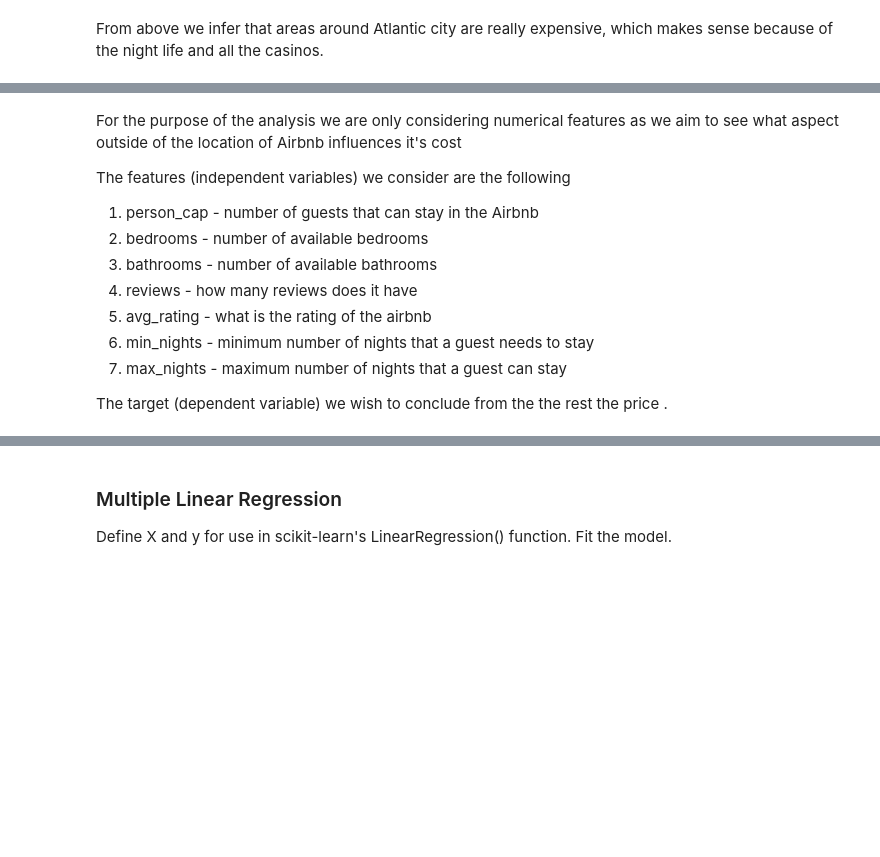
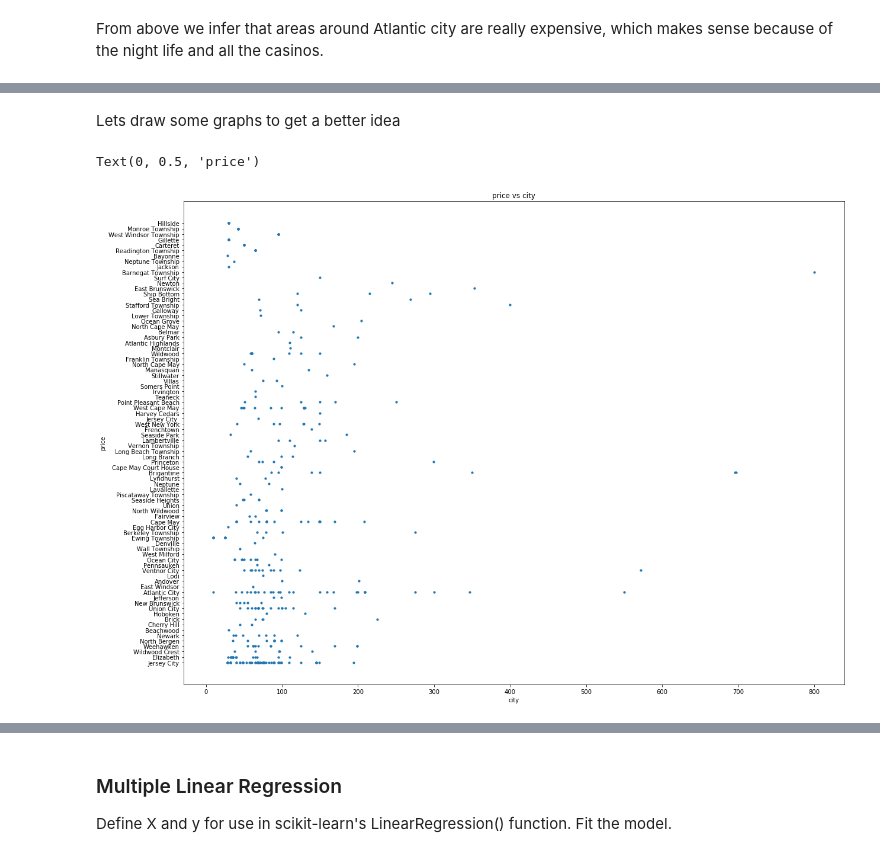
Before and after one commit to 320final/320final.github.io, a Jupyter notebook: jupiterNB/Final.ipynb, the cells around one changed output, grey strips where cells are left out. Saved outputs shown, nothing was run; the diff lists cells and outputs as text; code cells hidden in the pictures; blank space fills up the shorter version.

```diff
--- a/jupiterNB/Final.ipynb
+++ b/jupiterNB/Final.ipynb
@@ -833,15 +817,11 @@ True
-# %% [markdown]
-For the purpose of the analysis we are only considering numerical features as we aim to see what aspect outside of the location of Airbnb influences it's cost
-
-The features (independent variables) we consider are the following
-<ol>
-<li>person_cap - number of guests that can stay in the Airbnb</li>
-<li>bedrooms - number of available bedrooms</li>
-<li>bathrooms - number of available bathrooms</li>
-<li>reviews - how many reviews does it have</li>
-<li>avg_rating - what is the rating of the airbnb</li>
-<li>min_nights - minimum number of nights that a guest needs to stay</li>
-<li>max_nights - maximum number of nights that a guest can stay</li>
-</ol>
-
-The target (dependent variable) we wish to conclude from the the rest the price .
+# %% [markdown]
+Lets draw some graphs to get a better idea
+# %%
+plt.figure(figsize = (20, 15))
+plt.scatter(jersey.price,jersey.city, s = 10)
+plt.title('price vs city')
+plt.xlabel('city')
+plt.ylabel('price')
+# %% [output]
+Text(0, 0.5, 'price')
+[figure, added]
```
Also changed, not shown: parts of 29 cells of this notebook.
